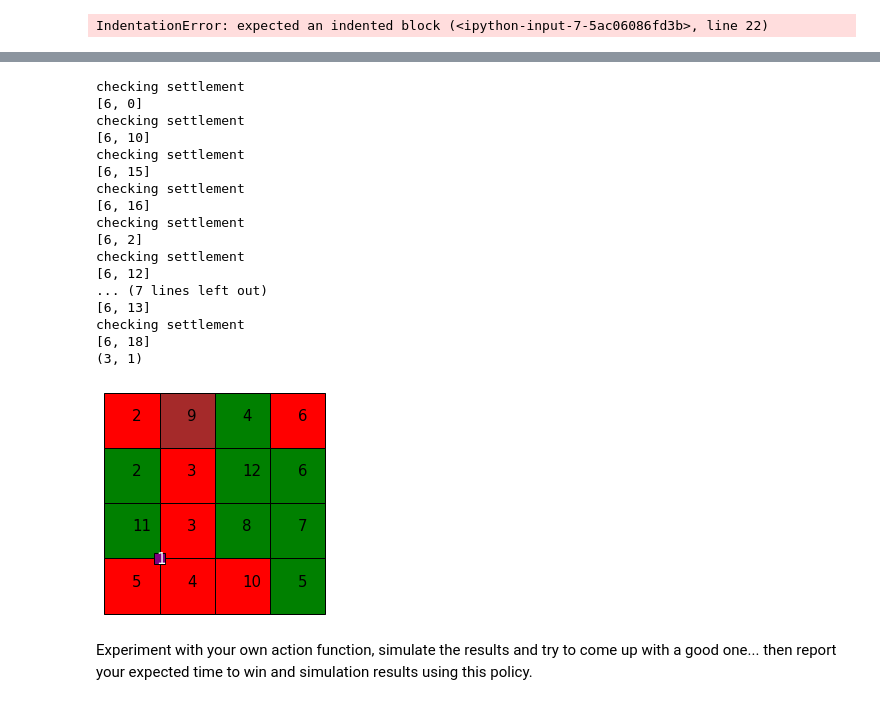
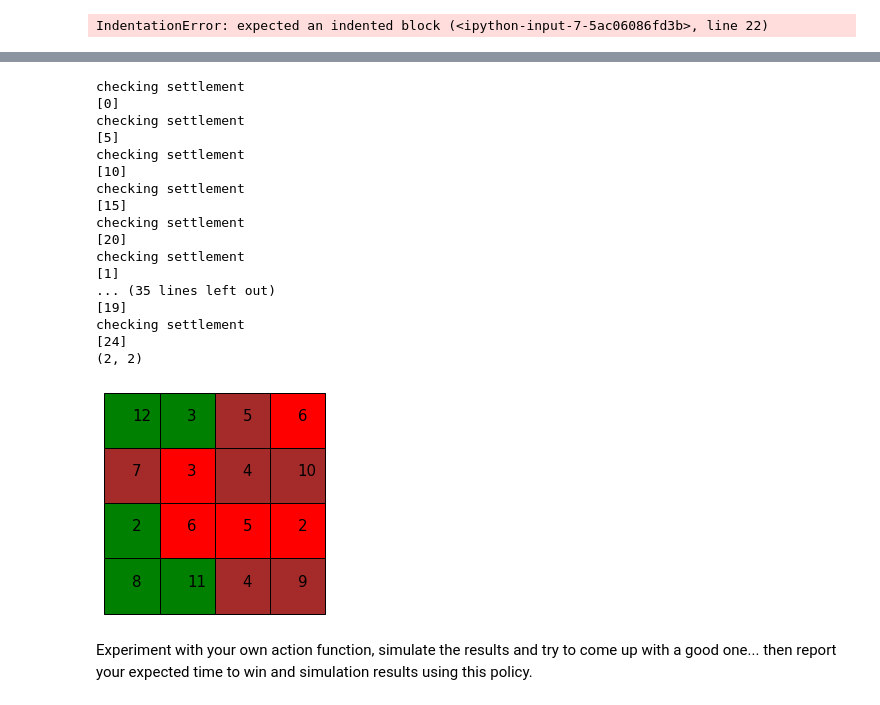
Before and after one commit to samyhajal/ee126catan, a Jupyter notebook: LAB_Catan.ipynb, the cells around one changed output, grey strips where cells are left out. Cells and saved outputs as stored; diff of their text form; code cells hidden in the pictures.

```diff
--- a/LAB_Catan.ipynb
+++ b/LAB_Catan.ipynb
@@ -176,5 +181,5 @@ IndentationError: expected an indented block (<ipython-input-7-5ac06086fd3b>, li
 # %%
-def expectedTime(board, building):
+def expectedTime(board, building, bank):
     ### your code here
     costs = np.array([[2, 3, 1],
                   [1, 1, 2],
@@ -186,8 +191,13 @@ def expectedTime(board, building):
         for j in range(11):
             expectations[i] += float(probabilities[j])*float(resources[j][i])
     needed = costs[building]
+    for i in range(3):
+        if bank[i] > needed[i]:
+            needed[i] = 0
+        else:
+            needed[i] = needed[i] - bank[i]
     #print("needed: ")
-    #print(needed)
+#     print(needed)
     #print("expectations: ")
     #print(expectations)
     minimum = float("inf")
@@ -196,7 +206,7 @@ def expectedTime(board, building):
         if index==implicit:
             return float(needed[index])
         else:
-            return float(needed[index])*4.0
+            return float(needed[implicit])*4.0
     for i in range(3):
         for j in range(3):
             for k in range(3):
@@ -212,9 +222,14 @@ def expectedTime(board, building):
                     x = max(helper(i,0)/expectations[i]+helper(k,2)/expectations[k], helper(j,1)/expectations[j])
                 else:
                     x = max(helper(i,0)/expectations[i], helper(j,1)/expectations[j], helper(k,2)/expectations[k])
+#                 print "at point: {} x is {}".format((i,j,k),x)
                 if x < minimum:
                     minimum = x
                     best = [i,j,k]
     #print("best: ")
     #print(best)
     return (minimum)
+
+min = expectedTime(myBoard, 1, [0,0,2])
+# print min
+myBoard.draw()
@@ -221,5 +238,5 @@ def expectedTime(board, building):
 # %%
-def settlementStrategy(board, building):
+def settlementStrategy(board, currentBuild, desiredBuild, resources):
     # self - the catan player instance
     #     if_can_buy(item) -- returns boolean if you can buy item. Item = {"card", "settlement", "city"}
     #     buy(item) -- buys item. Item = {"card", "settlement", "city"}
@@ -229,58 +246,63 @@ def settlementStrategy(board, building):
     #     row 0 is cost for settlement, 2 wood, 3 brick, 1 grain
     #     row 1 is cost for card, 1 wood, 1 brick, 2 grain
     #     row 2 is cost for city, 4 wood, 2 brick, 2 grain
-    # Returns: This strategy returns where it would be most optimal to build
-    if building == 1:
+    # USE: some outside strategy determines it is a good time to build currentBuild (settlement or city). It also
+    # determines that it would like to place the currentBuild build such that it optimizes resource aquirement for
+    # building desiredBuild. This function finds the best place to build currentBuild such that resource aquirement
+    # for desiredBuild is optimized
+    # Returns: Best location to build currentBuild such that the time it takes to get the resources necessary to build
+    #          desiredBuild is minimized
+    if currentBuild == 1:
         return "DON'T PASS IN A DEVELOPMENT CARD BITCH"
     bestScore = float("inf")
     bestIndex = (0,0)
-    for i in range(0, board.width):
-        for j in range(0, board.height):
-            if board.if_can_build(building, i,j) and building == 0:
+    for i in range(0, board.width+1):
+        for j in range(0, board.height+1):
+            if board.if_can_build(currentBuild, i,j) and currentBuild == 0:
                 print "checking settlement"
                 newlst = board.settlements + [board.get_vertex_number(i,j)]
                 testBoard = Catan(board.dice, board.resources, newlst, board.cities)
-                print newlst
-                testScore = expectedTime(testBoard, building) # next thing we build will be a settlement
+                print newlst # enforce that you lose resources after building settlement
+                testScore = expectedTime(testBoard, desiredBuild, resources)# next thing we build will be a settlement
                 if testScore < bestScore:
                     bestScore = testScore
                     bestIndex = (i,j)
-            elif board.if_can_build(building, i,j)and building == 2:
+            elif board.if_can_build(currentBuild, i,j)and currentBuild == 2:
                 print "checking city"
                 newlst = board.cities + [board.get_vertex_number(i,j)]
                 testBoard = Catan(board.dice, board.resources, board.settlements, newlst)
                 print newlst
-                testScore = expectedTime(testBoard, building) # next thing we build will be a settlement
+                testScore = expectedTime(testBoard, desiredBuild, resources) # next thing we build will be a settlement
                 if testScore < bestScore:
                     bestScore = testScore
                     bestIndex = (i,j)
     return bestIndex
 
 num_trials = 100
 dice = get_random_dice_arrangement(4, 4)
 resources = np.random.randint(0, 3, (4, 4))
-myBoard = Catan(dice, resources, [6], [])
+myBoard = Catan(dice, resources, [], [])
 myBoard.draw()
-print settlementStrategy(myBoard, 0)
+print settlementStrategy(myBoard, 0,0, [2,1,3])
 # %% [output]
 checking settlement
-[6, 0]
+[0]
 checking settlement
-[6, 10]
+[5]
 checking settlement
-[6, 15]
+[10]
 checking settlement
-[6, 16]
+[15]
 checking settlement
-[6, 2]
+[20]
 checking settlement
-[6, 12]
-... (7 lines left out)
-[6, 13]
+[1]
+... (35 lines left out)
+[19]
 checking settlement
-[6, 18]
-(3, 1)
+[24]
+(2, 2)
-[figure, old version]
+[figure, new version]
 # %% [markdown]
 Experiment with your own action function, simulate the results and try to come up with a good one... then report your expected time to win and simulation results using this policy.
 # %% [markdown]
```
Also changed, not shown: parts of 2 cells of this notebook.
